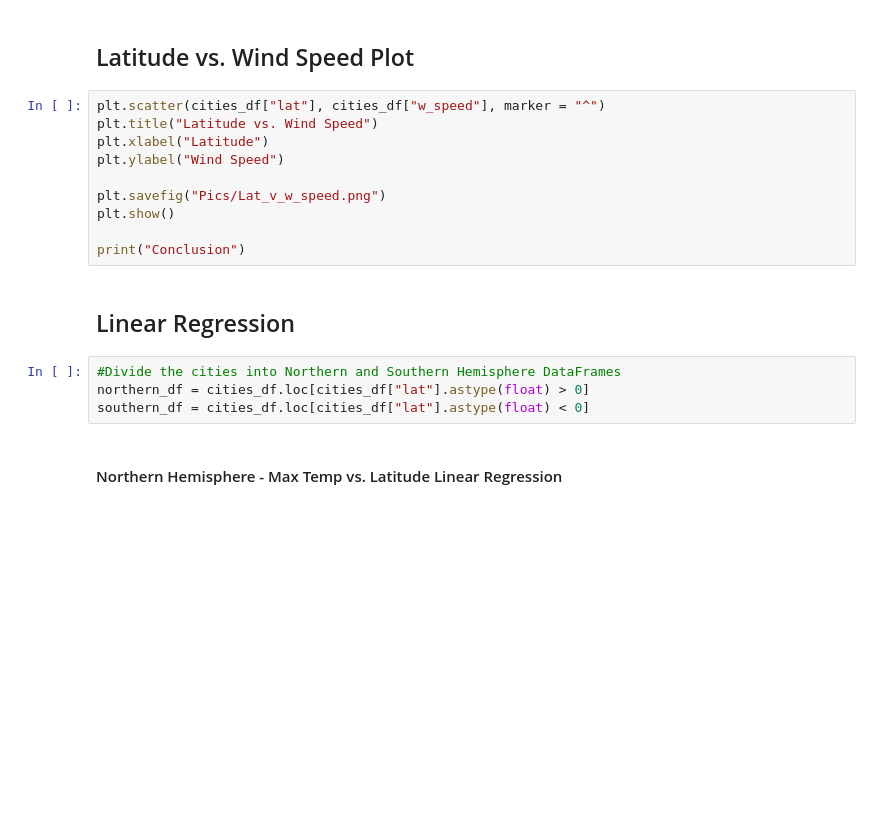
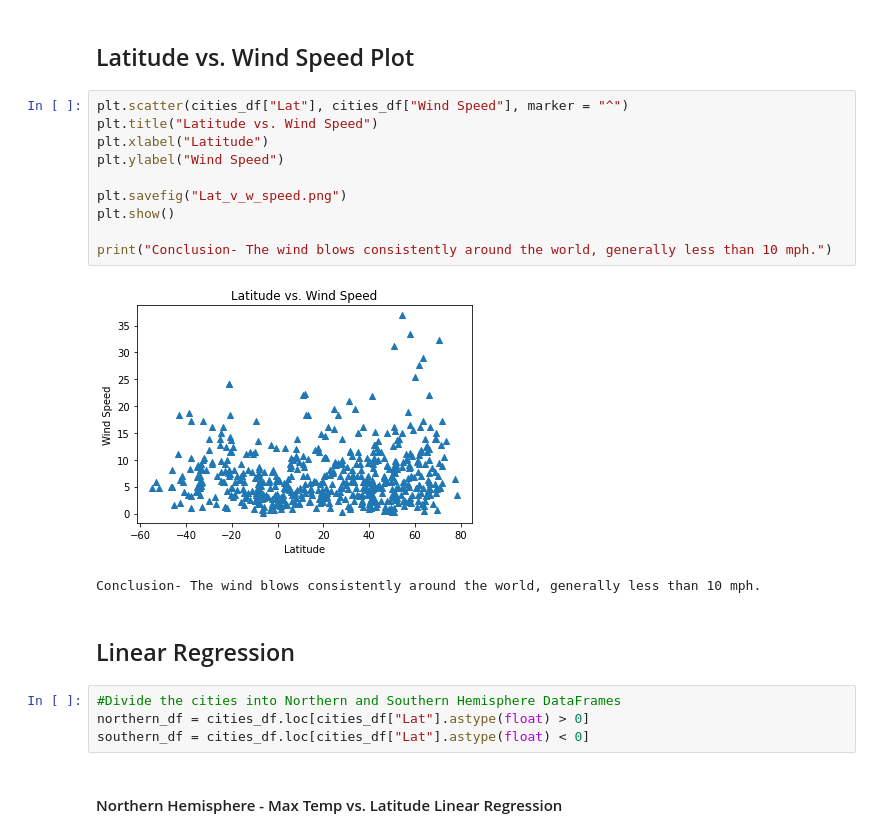
Before and after one commit to FLtoCOTransplant/api_challenge, a Jupyter notebook: weatherpy/WeatherPy.ipynb, the cells around one changed output. Drawn from its saved outputs; the diff is of its cells as text; blank space fills up the shorter version.

```diff
--- a/weatherpy/WeatherPy.ipynb
+++ b/weatherpy/WeatherPy.ipynb
@@ -214,21 +214,24 @@ Conclusion - Latitudes from ~15 to 40 degrees seem to have a high concentration
 # %% [markdown]
 ## Latitude vs. Wind Speed Plot
 # %%
-plt.scatter(cities_df["lat"], cities_df["w_speed"], marker = "^")
+plt.scatter(cities_df["Lat"], cities_df["Wind Speed"], marker = "^")
 plt.title("Latitude vs. Wind Speed")
 plt.xlabel("Latitude")
 plt.ylabel("Wind Speed")
 
-plt.savefig("Pics/Lat_v_w_speed.png")
+plt.savefig("Lat_v_w_speed.png")
 plt.show()
 
-print("Conclusion")
+print("Conclusion- The wind blows consistently around the world, generally less than 10 mph.")
+# %% [output]
+[figure, added]
+Conclusion- The wind blows consistently around the world, generally less than 10 mph.
 # %% [markdown]
 ## Linear Regression
 # %%
 #Divide the cities into Northern and Southern Hemisphere DataFrames
-northern_df = cities_df.loc[cities_df["lat"].astype(float) > 0]
-southern_df = cities_df.loc[cities_df["lat"].astype(float) < 0]
+northern_df = cities_df.loc[cities_df["Lat"].astype(float) > 0]
+southern_df = cities_df.loc[cities_df["Lat"].astype(float) < 0]
 # %% [markdown]
 ####  Northern Hemisphere - Max Temp vs. Latitude Linear Regression
 # %%
```
Also changed, not shown: parts of 2 cells of this notebook, 2 other files.
